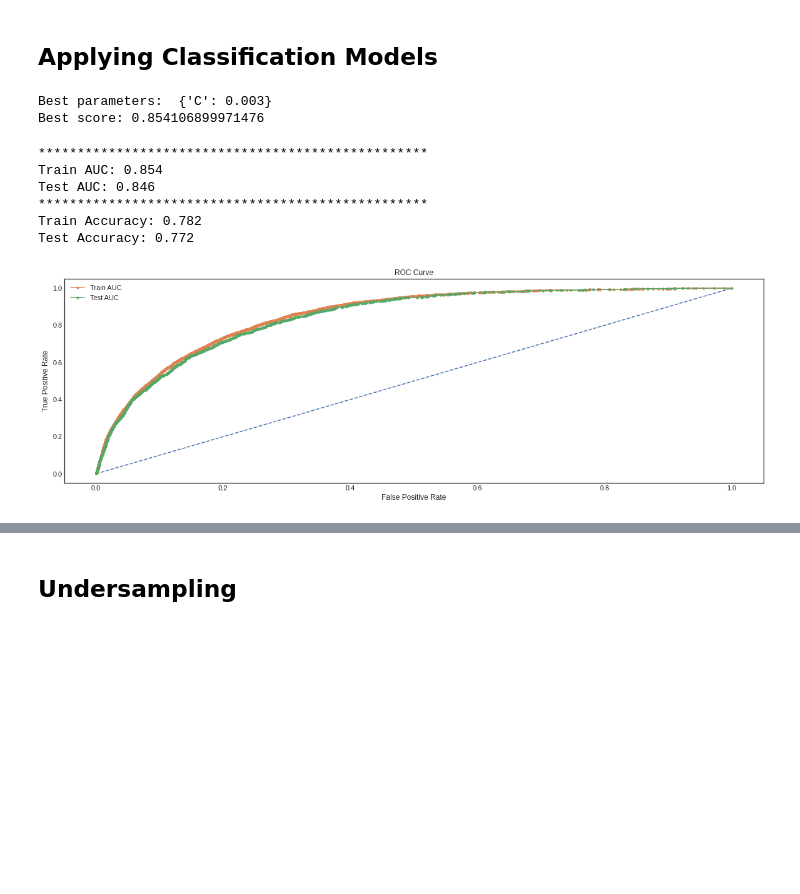
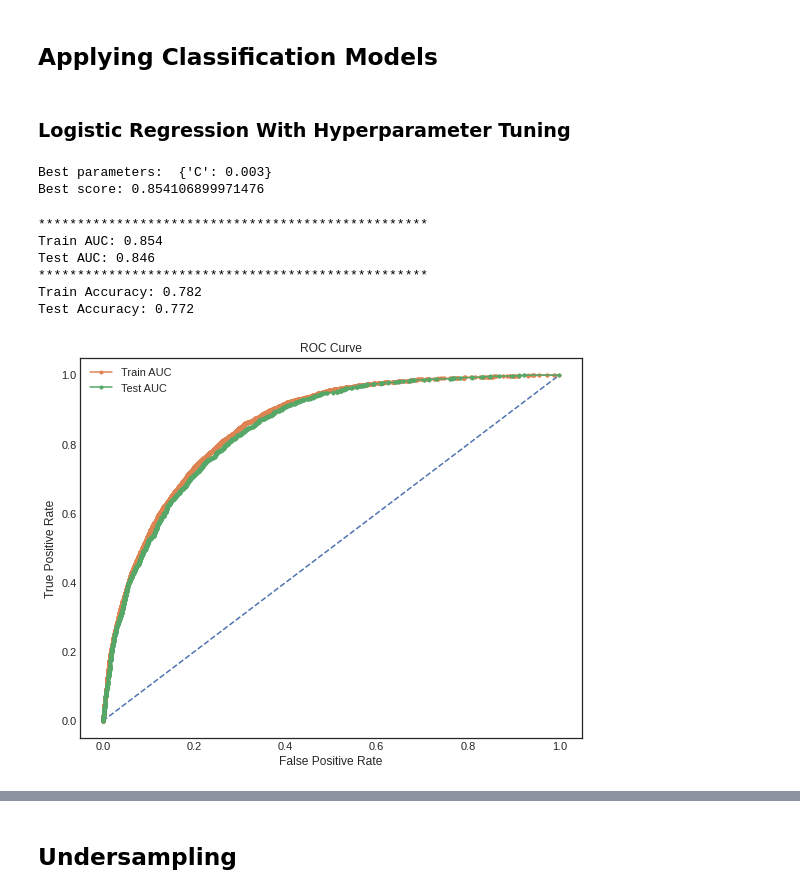
Before and after one commit to sagarrokad1/Bank-Marketing-Effectiveness-Prediction, a Jupyter notebook: Self_Notebook_of_Bank_Marketing_Effectiveness_Prediction_Capstone_Project.ipynb, the cells around one changed output, grey strips where cells are left out. Drawn from its saved outputs; the diff is of its cells as text; code cells hidden in the pictures; blank space fills up the shorter version.

```diff
--- a/Self_Notebook_of_Bank_Marketing_Effectiveness_Prediction_Capstone_Project.ipynb
+++ b/Self_Notebook_of_Bank_Marketing_Effectiveness_Prediction_Capstone_Project.ipynb
@@ -502,6 +509,8 @@ y = data['y']
 x_train, x_test, y_train, y_test = train_test_split(data.drop(['y'], axis=1), y, test_size=0.20, random_state=42)
 # %% [markdown]
 ## **Applying Classification Models**
+# %% [markdown]
+### **Logistic Regression With Hyperparameter Tuning**
 # %%
 parameters = {'C':[(10**i)*x for i in range(-4, 1) for x in [1,3,5]]}
 
@@ -531,39 +540,40 @@ y_probs_train = y_probs_train[:, 1]
 y_probs_test = y_probs_test[:, 1]
 
 # calculate AUC and Accuracy
+plt.figure(figsize=(9,7))
 train_auc = roc_auc_score(y_train, y_probs_train)
 test_auc = roc_auc_score(y_test, y_probs_test)
 train_acc = accuracy_score(y_train, y_predicted_train)
 test_acc = accuracy_score(y_test, y_predicted_test)
 print('*'*50)
 print('Train AUC: %.3f' % train_auc)
 print('Test AUC: %.3f' % test_auc)
 print('*'*50)
 print('Train Accuracy: %.3f' % train_acc)
 print('Test Accuracy: %.3f' % test_acc)
 
 score['Logistic Regression'] = [test_auc, test_acc]
 
 # calculate roc curve
 train_fpr, train_tpr, train_thresholds = roc_curve(y_train, y_probs_train)
 test_fpr, test_tpr, test_thresholds = roc_curve(y_test, y_probs_test)
 plt.plot([0, 1], [0, 1], linestyle='--')
 # plot the roc curve for the model
 plt.plot(train_fpr, train_tpr, marker='.', label='Train AUC')
 plt.plot(test_fpr, test_tpr, marker='.', label='Test AUC')
 plt.legend()
 plt.xlabel("False Positive Rate")
 plt.ylabel("True Positive Rate")
 plt.title("ROC Curve")
 plt.show()
 # %% [output]
 **************************************************
 Train AUC: 0.854
 Test AUC: 0.846
 **************************************************
 Train Accuracy: 0.782
 Test Accuracy: 0.772
-[figure, old version]
+[figure, new version]
 # %%
 from xgboost import XGBClassifier
 
```
Also changed, not shown: parts of 25 cells of this notebook.
